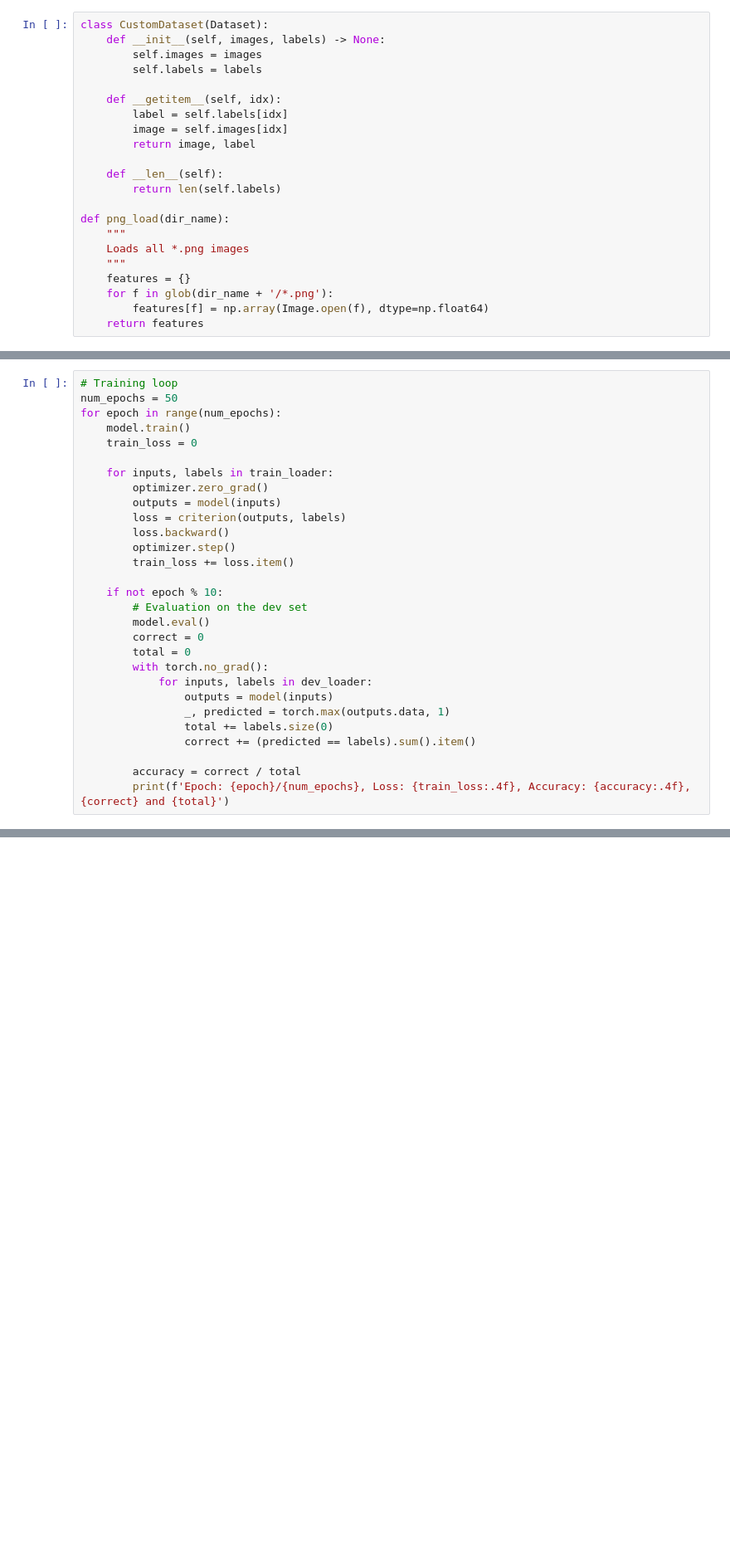
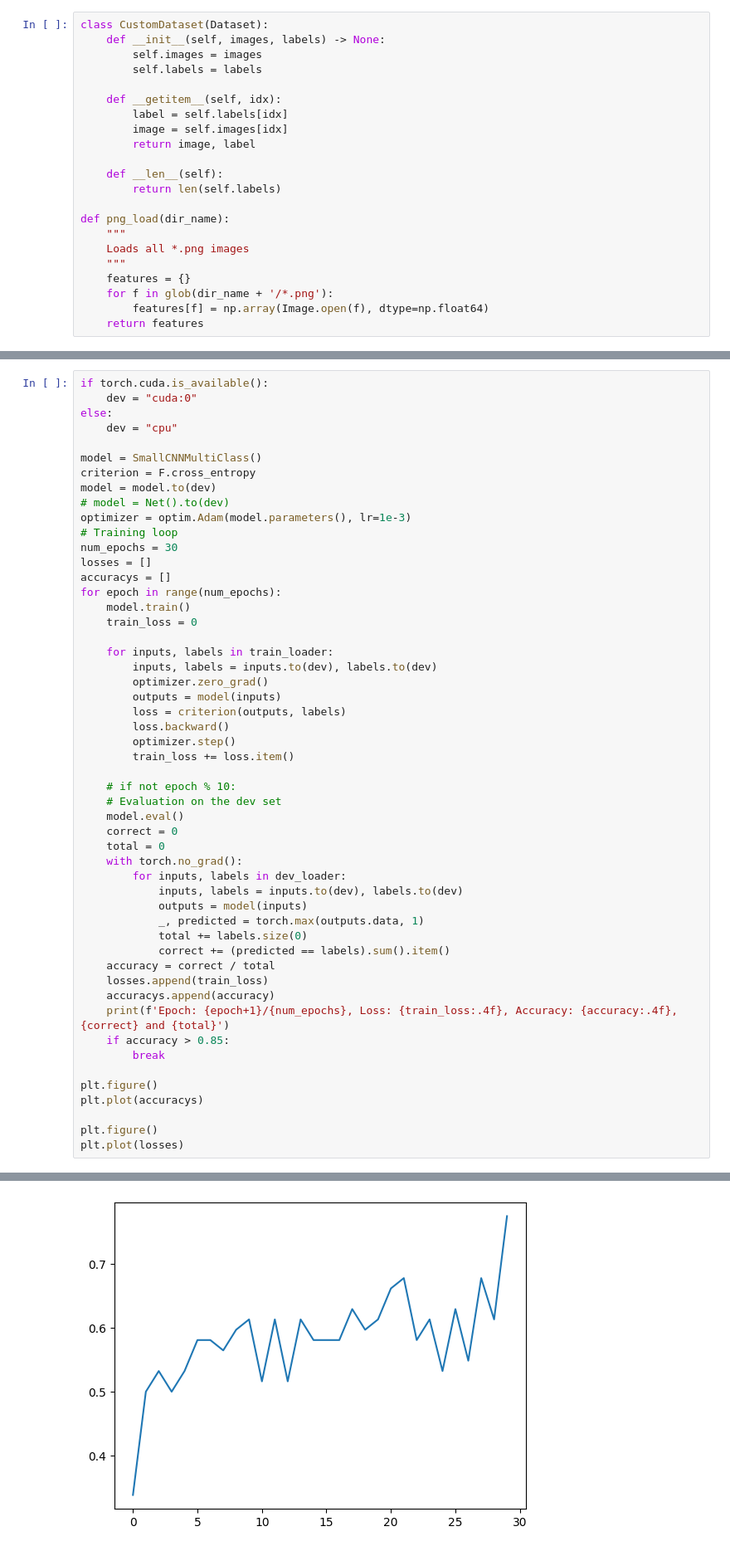
Before and after one commit to laDok8/SUR, a Jupyter notebook: image.ipynb, the cells around one changed output, grey strips where cells are left out. Shown: that part at 83% size. Saved outputs shown, nothing was run; the diff lists cells and outputs as text; blank space fills up the shorter version.

```diff
--- a/image.ipynb
+++ b/image.ipynb
@@ -130,11 +183,24 @@ optimizer = optim.Adam(model.parameters(), lr=1e-4)
 # %%
+if torch.cuda.is_available():
+    dev = "cuda:0"
+else:
+    dev = "cpu"
+
+model = SmallCNNMultiClass()
+criterion = F.cross_entropy
+model = model.to(dev)
+# model = Net().to(dev)
+optimizer = optim.Adam(model.parameters(), lr=1e-3)
 # Training loop
-num_epochs = 50
+num_epochs = 30
+losses = []
+accuracys = []
 for epoch in range(num_epochs):
     model.train()
     train_loss = 0
 
     for inputs, labels in train_loader:
+        inputs, labels = inputs.to(dev), labels.to(dev)
         optimizer.zero_grad()
         outputs = model(inputs)
         loss = criterion(outputs, labels)
@@ -142,17 +208,28 @@ for epoch in range(num_epochs):
         optimizer.step()
         train_loss += loss.item()
 
-    if not epoch % 10:
-        # Evaluation on the dev set
-        model.eval()
-        correct = 0
-        total = 0
-        with torch.no_grad():
-            for inputs, labels in dev_loader:
-                outputs = model(inputs)
-                _, predicted = torch.max(outputs.data, 1)
-                total += labels.size(0)
-                correct += (predicted == labels).sum().item()
+    # if not epoch % 10:
+    # Evaluation on the dev set
+    model.eval()
+    correct = 0
+    total = 0
+    with torch.no_grad():
+        for inputs, labels in dev_loader:
+            inputs, labels = inputs.to(dev), labels.to(dev)
+            outputs = model(inputs)
+            _, predicted = torch.max(outputs.data, 1)
+            total += labels.size(0)
+            correct += (predicted == labels).sum().item()
+    accuracy = correct / total
+    losses.append(train_loss)
+    accuracys.append(accuracy)
+    print(f'Epoch: {epoch+1}/{num_epochs}, Loss: {train_loss:.4f}, Accuracy: {accuracy:.4f}, {correct} and {total}')
+    if accuracy > 0.85:
+        break
 
-        accuracy = correct / total
-        print(f'Epoch: {epoch}/{num_epochs}, Loss: {train_loss:.4f}, Accuracy: {accuracy:.4f}, {correct} and {total}')
+plt.figure()
+plt.plot(accuracys)
+
+plt.figure()
+plt.plot(losses)
+# %% [output]
@@ -158,0 +254 @@ for epoch in range(num_epochs):
+[figure, added]
```
Also changed, not shown: parts of 7 cells of this notebook, 1 other file.
